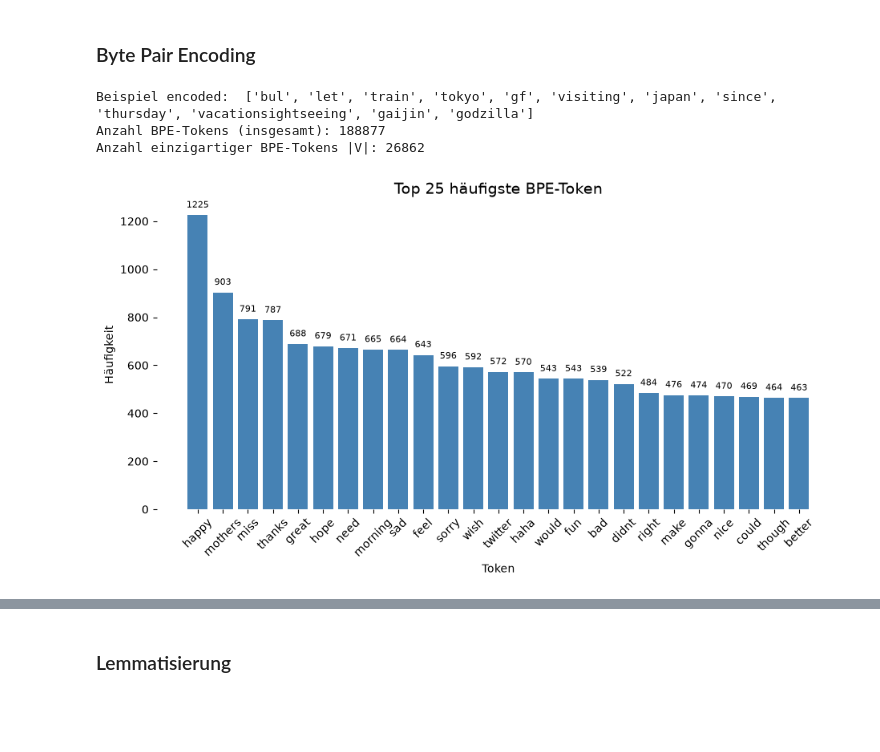
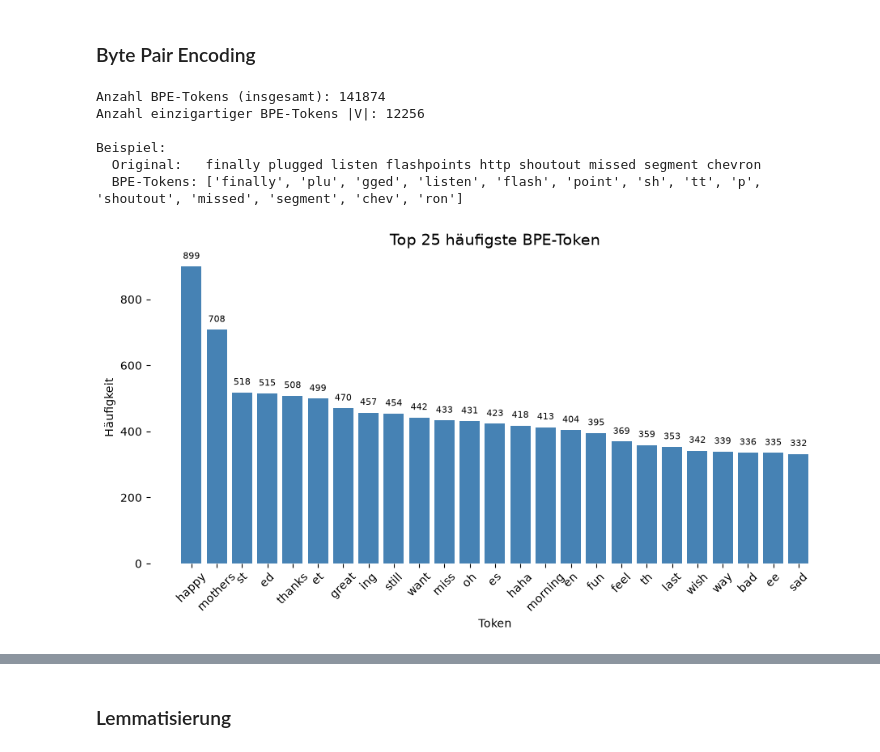
Before and after one commit to Anas2308/Neue_Konzepte_Portfolio, a Jupyter notebook: notebooks/manuel.ipynb, the cells around one changed output, grey strips where cells are left out. Saved outputs shown, nothing was run; the diff lists cells and outputs as text; code cells hidden in the pictures; blank space fills up the shorter version.

```diff
--- a/notebooks/manuel.ipynb
+++ b/notebooks/manuel.ipynb
@@ -264,2 +278,2 @@ df[df.content.duplicated(keep=False)]
 # %%
-df = df.drop_duplicates(subset="content")    # Entfernen von Duplikaten (nach dem Cleaning)
+df = df.drop_duplicates(subset="content", keep=False)    # Entfernen von Duplikaten
@@ -300,6 +318,7 @@ So wenige Beispiele reichen nicht, damit ein Modell diese seltenen Emotionen zuv
 # %%
 keep = ["neutral", "worry", "happiness", "sadness", "love"]     # Filter auf Top5 Emotionsklassen
 df_filtered = df[df.emotion.isin(keep)]
+df_filtered = df_filtered.groupby("emotion").sample(n=3842, replace=True, random_state=42).reset_index(drop=True)
 
 print(f"Verbleibende Klassen: {keep}")
 print(f"Anteil am Gesamtdatensatz: {len(df) / 40000 * 100:.1f}%")
@@ -397,5 +424,5 @@ Stopwords: {'as', 'her', 'just', 'be', 'from', 'about', 'hadn', 'itself', 'than'
 # %%
-df.tokens = df.tokens.apply(lambda tokens: [w for w in tokens if w not in stop_words])  # Stopwords entfernen
+df.tokens = df.tokens.apply(lambda t: [w for w in t if w not in stop_words])  # Stopwords entfernen
 # %%
 def top_words_all(n=30):
     return pd.DataFrame([{
@@ -417,7 +446,10 @@ top_words_all()
 # %%
-# Entfernen von Wörtern die in allen Klassen unter den Top30 Wörtern sind
+# Iterativ klassenübergreifende Top30-Wörter entfernen, bis keine Schnittmenge mehr übrig bleibt
 
-while common := set.intersection(*[set(w) for w in top_words_all().top_words]):
+while True:
+    common = set.intersection(*[set(w) for w in top_words_all().top_words])  # Schnittmenge der Top30-Wörter aller Klassen
+    if not common:  # Stoppen, wenn keine Schnittmenge gefunden
+        break
     df.tokens = df.tokens.apply(lambda t: [w for w in t if w not in common])
     print("Removed:", common)
 # %% [output]
@@ -436,43 +467,44 @@ Anzahl Worte (unique) - |V|= 28658
 # %% [markdown]
 ### Byte Pair Encoding
 # %%
+tokenizer = Tokenizer(BPE())
+tokenizer.train_from_iterator(df.tokens.tolist(), BpeTrainer(vocab_size=15000))
+
 bpe_corpus = df.tokens.apply(" ".join)
 
-tokenizer = Tokenizer(BPE())
-tokenizer.pre_tokenizer = Whitespace() # zunächst Trennung durch Leerzeichen
-trainer = BpeTrainer(vocab_size=30000) # k=30000
+# Alle Tweets codieren und Häufigkeiten zählen
+all_tokens = []
+for sentence in bpe_corpus:
+    all_tokens.extend(tokenizer.encode(sentence).tokens)
 
-# Liste mit Texten
-tokenizer.train_from_iterator(bpe_corpus) # tokenizer.train_from_iterator(iterator, trainer) - iteriere über die Tweets und verwende BPE als Trainer
-
-# Text tokenisieren und Token zählen
-all_tokens = []
-for sentence in bpe_corpus: # iteriere durch jede Zeile der Tweets, sentence1 = erste Zeile in df.Tweet
-    encoded = tokenizer.encode(sentence) # Elemente des sentence werden Tokenisiert
-    all_tokens.extend(encoded.tokens) # .extend() fügt Elemente an das Ende einer Liste an
-
-print("Beispiel encoded: ", encoded.tokens)
 print(f"Anzahl BPE-Tokens (insgesamt): {len(all_tokens)}")
 print(f"Anzahl einzigartiger BPE-Tokens |V|: {len(set(all_tokens))}")
 
-# Häufigkeiten
+# Beispiel
+print(f"\nBeispiel:")
+print(f"  Original:   {bpe_corpus.iloc[0]}")
+print(f"  BPE-Tokens: {tokenizer.encode(bpe_corpus.iloc[0]).tokens}")
+
+# Barchart Top 25
 top_n = 25
-token_series = pd.Series(all_tokens) # umwandeln der Liste als Pandas Series
-token_freq = token_series.value_counts()  # zählt Token
+token_freq = pd.Series(all_tokens).value_counts()
 top_tokens = token_freq.head(top_n)
 
 _, ax = plt.subplots(figsize=(11, 5))
 bars = ax.bar(top_tokens.index, top_tokens.values, color="steelblue")
 ax.set_title(f"Top {top_n} häufigste BPE-Token", fontsize=14)
 ax.set_xlabel("Token")
 ax.set_ylabel("Häufigkeit")
 ax.tick_params(axis="x", rotation=45)
 ax.spines[:].set_visible(False)
 _ = ax.bar_label(bars, padding=5, fontsize=8)
 plt.show()
 # %% [output]
-Beispiel encoded:  ['bul', 'let', 'train', 'tokyo', 'gf', 'visiting', 'japan', 'since', 'thursday', 'vacationsightseeing', 'gaijin', 'godzilla']
-Anzahl BPE-Tokens (insgesamt): 188877
-Anzahl einzigartiger BPE-Tokens |V|: 26862
+Anzahl BPE-Tokens (insgesamt): 141874
+Anzahl einzigartiger BPE-Tokens |V|: 12256
+
+Beispiel:
+  Original:   finally plugged listen flashpoints http shoutout missed segment chevron
+  BPE-Tokens: ['finally', 'plu', 'gged', 'listen', 'flash', 'point', 'sh', 'tt', 'p', 'shoutout', 'missed', 'segment', 'chev', 'ron']
-[figure, old version]
+[figure, new version]
 # %% [markdown]
```
Also changed, not shown: parts of 65 cells of this notebook, 1 other file.
